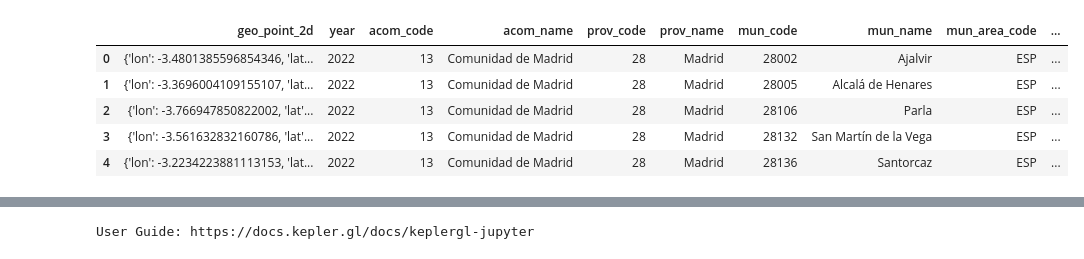
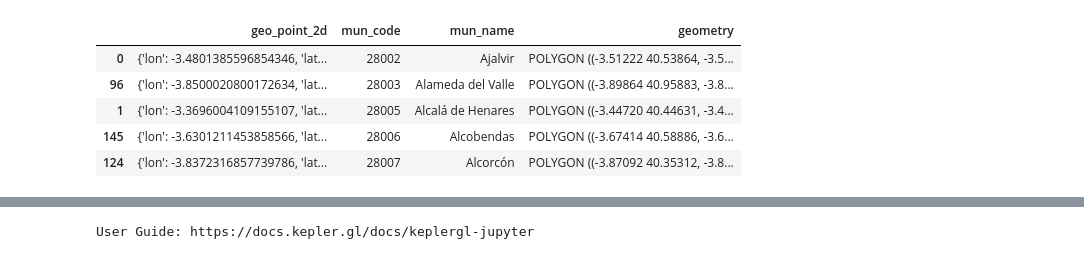
Before and after one commit to santiagofp9/Pueblos_trasnacionales, a Jupyter notebook: Hygiene_geo.ipynb, the cells around one changed output, grey strips where cells are left out. Drawn from its saved outputs; the diff is of its cells as text; code cells hidden in the pictures.

```diff
--- a/Hygiene_geo.ipynb
+++ b/Hygiene_geo.ipynb
@@ -27,24 +27,27 @@ from src.funk import Funk
 # %%
 #This file contains the polygons for Comunidad de Madrid, for each Municipio.
 #This file does not have municipal codes, only zipcodes. Also, the name of the Municipios does not exactly match the base table.
 
 #I can see two possible paths.
 # Either assign zipcodes to every municipio on the base table, but some municipios have several zipcodes.
 #  Only Alaclá de Henares has 7 different zipcodes
 #   mun_code is not zipcode, it is its code in the Agencia Tributaria
 #    Mun_id in foreign_born is the code for Institudo de Estadística
 #     Most likely one is the code for Comunidad de Madrid and the other one is in Spain
 # Or clean their names in order to match the base table.
 #  This will be the way.
 
 madrid = gpd.read_file('polygons/Comunidad_de_Madrid.geojson')   # cargar datos geoespaciales (multipolygon)
 #RangeIndex: 181 entries, 0 to 180 ; Data columns (total 12 columns): memory usage: 17.1+ KB
 
-madrid.head()
+madrid.drop(madrid.columns[[1, 2, 3, 4, 5, 8, 9, 10]], axis=1, inplace=True)
+#Los Baldios and El Redegüelo are not actual municipios, but territories in Cercedilla and Morarzarzal
+madrid.drop(madrid[(madrid.mun_name == 'Los Baldios')].index, axis=0, inplace=True)
+madrid.drop(madrid[(madrid.mun_name == 'El Redegüelo')].index, axis=0, inplace=True)
 # %% [output]
-|  | geo_point_2d | year | acom_code | acom_name | prov_code | prov_name | mun_code | mun_name | mun_area_code | ... |
-| 0 | {'lon': -3.4801385596854346, 'lat... | 2022 | 13 | Comunidad de Madrid | 28 | Madrid | 28002 | Ajalvir | ESP | ... |
-| 1 | {'lon': -3.3696004109155107, 'lat... | 2022 | 13 | Comunidad de Madrid | 28 | Madrid | 28005 | Alcalá de Henares | ESP | ... |
-| 2 | {'lon': -3.766947850822002, 'lat'... | 2022 | 13 | Comunidad de Madrid | 28 | Madrid | 28106 | Parla | ESP | ... |
-| 3 | {'lon': -3.561632832160786, 'lat'... | 2022 | 13 | Comunidad de Madrid | 28 | Madrid | 28132 | San Martín de la Vega | ESP | ... |
-| 4 | {'lon': -3.2234223881113153, 'lat... | 2022 | 13 | Comunidad de Madrid | 28 | Madrid | 28136 | Santorcaz | ESP | ... |
+|  | geo_point_2d | mun_code | mun_name | geometry |
+| 0 | {'lon': -3.4801385596854346, 'lat... | 28002 | Ajalvir | POLYGON ((-3.51222 40.53864, -3.5... |
+| 96 | {'lon': -3.8500020800172634, 'lat... | 28003 | Alameda del Valle | POLYGON ((-3.89864 40.95883, -3.8... |
+| 1 | {'lon': -3.3696004109155107, 'lat... | 28005 | Alcalá de Henares | POLYGON ((-3.44720 40.44631, -3.4... |
+| 145 | {'lon': -3.6301211453858566, 'lat... | 28006 | Alcobendas | POLYGON ((-3.67414 40.58886, -3.6... |
+| 124 | {'lon': -3.8372316857739786, 'lat... | 28007 | Alcorcón | POLYGON ((-3.87092 40.35312, -3.8... |
```
Also changed, not shown: parts of 11 cells of this notebook, 1 other file.
